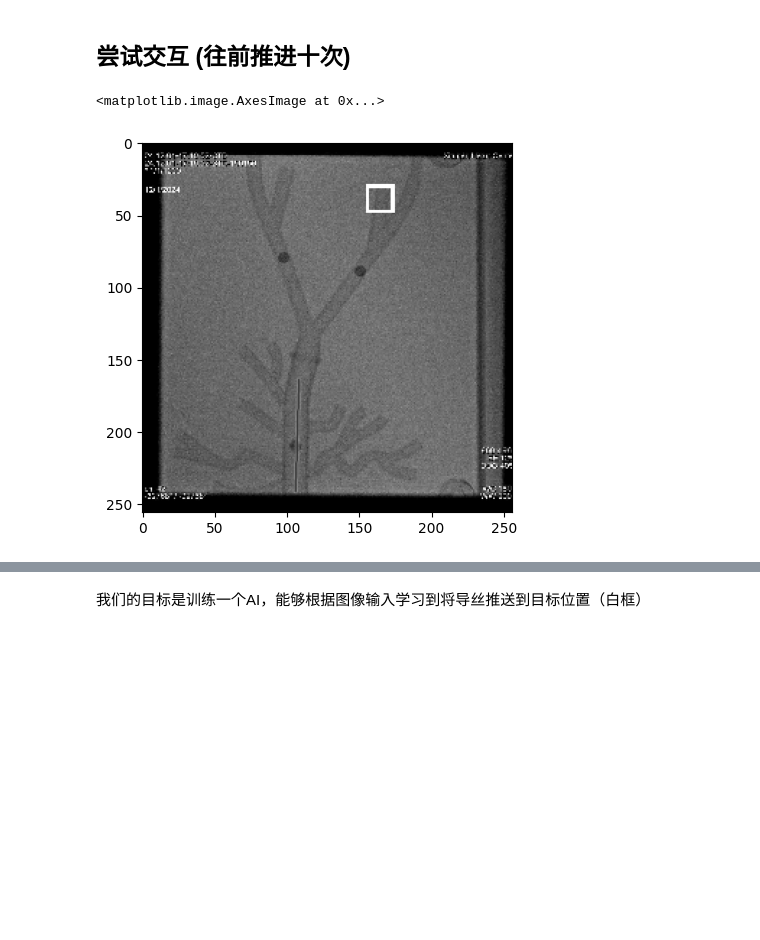
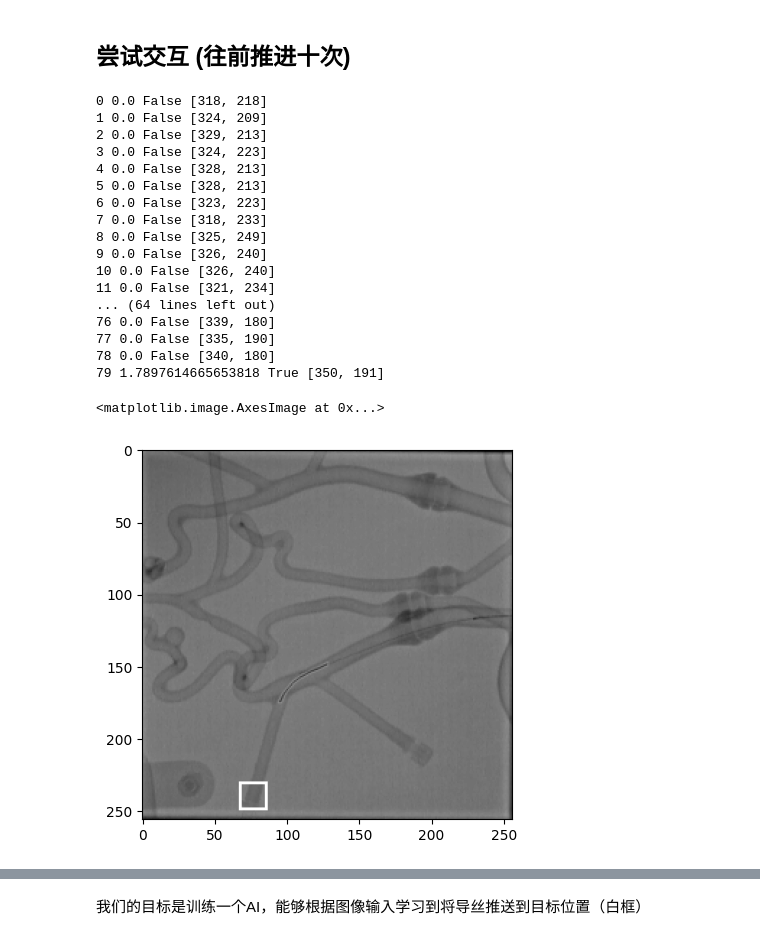
Before and after one commit to umeiko/guide-sim, a Jupyter notebook: starter.ipynb, the cells around one changed output, grey strips where cells are left out. Cells and saved outputs as stored; diff of their text form; code cells hidden in the pictures; blank space fills up the shorter version.

```diff
--- a/starter.ipynb
+++ b/starter.ipynb
@@ -14,7 +11,12 @@ env.set_params(p)
+# %%
+dataset_path = "datas/vivo_multi_branch/"
+tasks = os.listdir(os.path.join(dataset_path, "task"))
+tasks = [os.path.join(dataset_path, "task", t) for t in tasks]
+env = gs.GuidewireEnv(tasks[0])
 # %% [markdown]
 ## 尝试加载导丝环境
 # %%
-img = env.reset(1)  # 重置环境（每次要开始交互之前必须这么做）（输入代表根据序号开启某个任务）
+img = env.reset()  # 重置环境（每次要开始交互之前必须这么做）（输入代表根据序号开启某个任务）
 plt.imshow(img[0], cmap='gray')
 # %% [output]
 <matplotlib.image.AxesImage at 0x...>
@@ -22,9 +41,30 @@ plt.imshow(img[0], cmap='gray')
 # %% [markdown]
 ## 尝试交互 (往前推进十次)
 # %%
-for i in range(10):
-    img, reward, is_done, _ = env.step(0)  # 执行一个动作（0: 推进， 1： 撤回， 2，3：旋转）
+env.reset()
+for i in range(500):
+    img, reward, is_done, _ = env.step(random.choice([0, 1, 2, 3]))  # 执行一个动作（0: 推进， 1： 撤回， 2，3：旋转）
+    print(i, reward, is_done, _[0])
+    if is_done:
+        break
 plt.imshow(img[0], cmap='gray')
 # %% [output]
-<matplotlib.image.AxesImage at 0x...>
+0 0.0 False [318, 218]
+1 0.0 False [324, 209]
+2 0.0 False [329, 213]
+3 0.0 False [324, 223]
+4 0.0 False [328, 213]
+5 0.0 False [328, 213]
+6 0.0 False [323, 223]
+7 0.0 False [318, 233]
+8 0.0 False [325, 249]
+9 0.0 False [326, 240]
+10 0.0 False [326, 240]
+11 0.0 False [321, 234]
+... (64 lines left out)
+76 0.0 False [339, 180]
+77 0.0 False [335, 190]
+78 0.0 False [340, 180]
+79 1.7897614665653818 True [350, 191]
+<matplotlib.image.AxesImage at 0x...>
-[figure, old version]
+[figure, new version]
```
Also changed, not shown: parts of 12 cells of this notebook, 46 other files.
